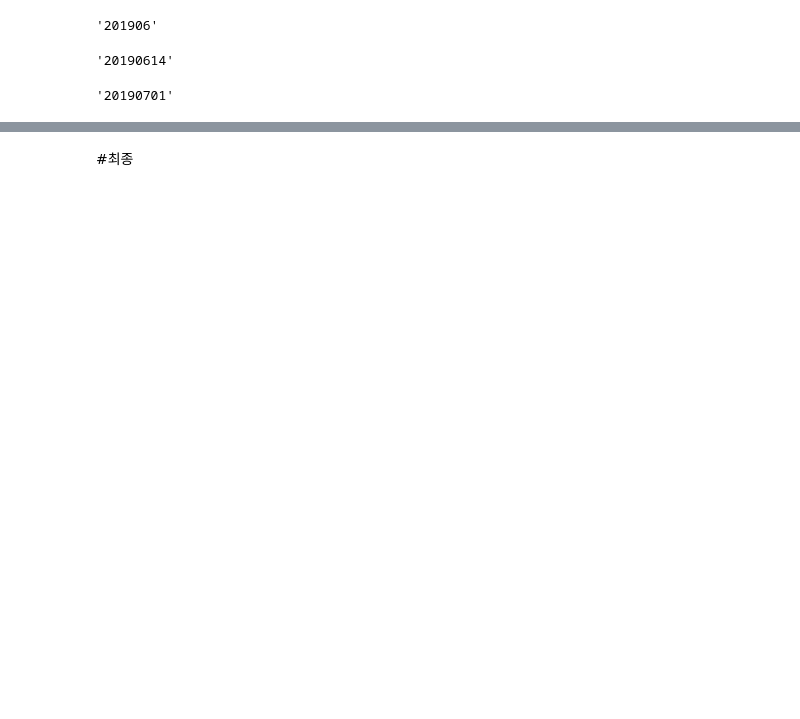
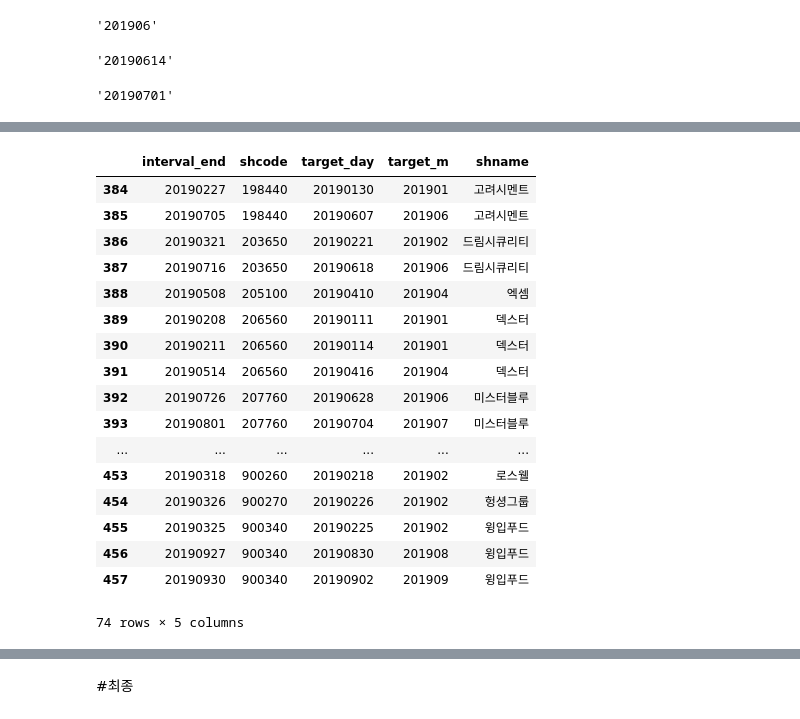
Before and after one commit to KIMJUNYOUNG0125/Strategy, a Jupyter notebook: 02.monitor_shcode_adding.ipynb, the cells around one changed output, grey strips where cells are left out. Saved outputs shown, nothing was run; the diff lists cells and outputs as text; code cells hidden in the pictures; blank space fills up the shorter version.

```diff
--- a/02.monitor_shcode_adding.ipynb
+++ b/02.monitor_shcode_adding.ipynb
@@ -136,3 +145,24 @@ str(int(fin_result['target_day'].iloc[i][:6]) + 1) + '01'
 # %%
 변수 기간 등
+# %%
+fin_result.iloc[384:]
+# %% [output]
+|  | interval_end | shcode | target_day | target_m | shname |
+| 384 | 20190227 | 198440 | 20190130 | 201901 | 고려시멘트 |
+| 385 | 20190705 | 198440 | 20190607 | 201906 | 고려시멘트 |
+| 386 | 20190321 | 203650 | 20190221 | 201902 | 드림시큐리티 |
+| 387 | 20190716 | 203650 | 20190618 | 201906 | 드림시큐리티 |
+| 388 | 20190508 | 205100 | 20190410 | 201904 | 엑셈 |
+| 389 | 20190208 | 206560 | 20190111 | 201901 | 덱스터 |
+| 390 | 20190211 | 206560 | 20190114 | 201901 | 덱스터 |
+| 391 | 20190514 | 206560 | 20190416 | 201904 | 덱스터 |
+| 392 | 20190726 | 207760 | 20190628 | 201906 | 미스터블루 |
+| 393 | 20190801 | 207760 | 20190704 | 201907 | 미스터블루 |
+| ... | ... | ... | ... | ... | ... |
+| 453 | 20190318 | 900260 | 20190218 | 201902 | 로스웰 |
+| 454 | 20190326 | 900270 | 20190226 | 201902 | 헝셩그룹 |
+| 455 | 20190325 | 900340 | 20190225 | 201902 | 윙입푸드 |
+| 456 | 20190927 | 900340 | 20190830 | 201908 | 윙입푸드 |
+| 457 | 20190930 | 900340 | 20190902 | 201909 | 윙입푸드 |
+74 rows × 5 columns
 # %%
```
Also changed, not shown: parts of 19 cells of this notebook, 2 other files.
